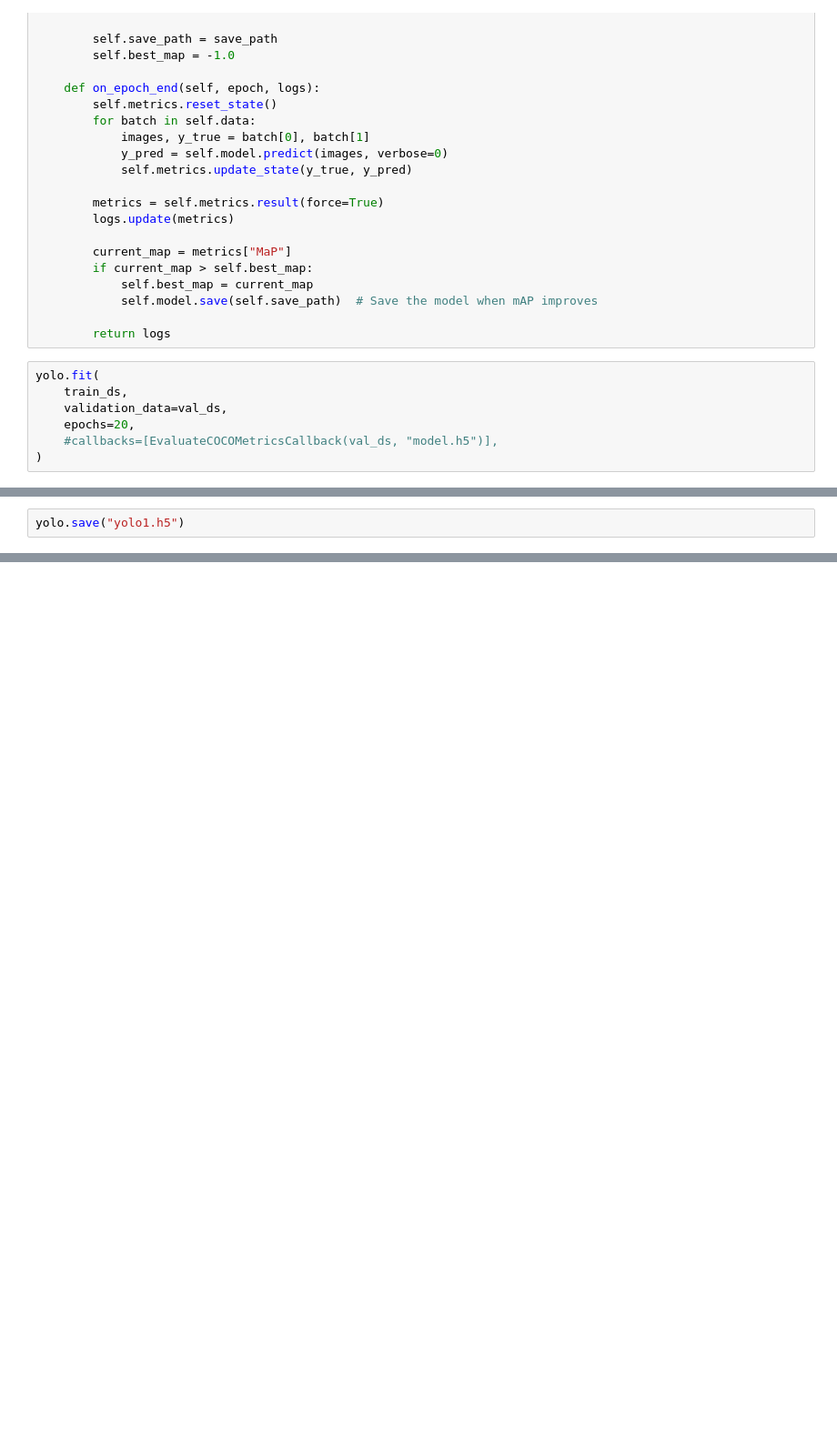
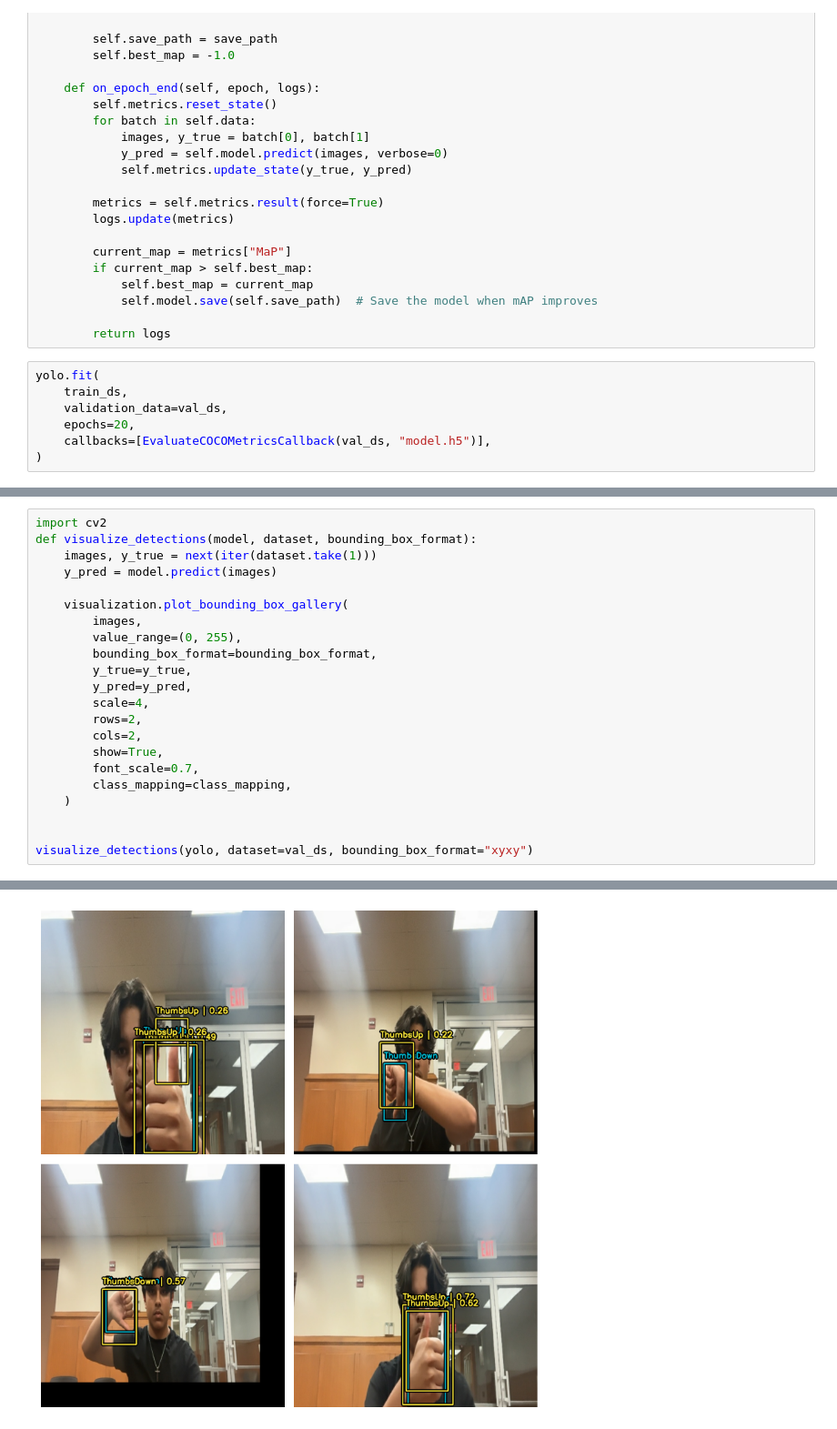
Before and after one commit to calebkjoseph/Tensorflow_Hand_Gesture_Recognition, a Jupyter notebook: Tensorflow_test.ipynb, the cells around one changed output, grey strips where cells are left out. Shown at 91% size. Cells and saved outputs as stored; diff of their text form; blank space fills up the shorter version.

```diff
--- a/Tensorflow_test.ipynb
+++ b/Tensorflow_test.ipynb
@@ -292,7 +280,7 @@ yolo.fit(
     train_ds,
     validation_data=val_ds,
     epochs=20,
-    #callbacks=[EvaluateCOCOMetricsCallback(val_ds, "model.h5")],
+    callbacks=[EvaluateCOCOMetricsCallback(val_ds, "model.h5")],
 )
 # %% [output]
 Epoch 1/20
@@ -316,3 +314,23 @@ Epoch 20/20
 # %%
-yolo.save("yolo1.h5")
+import cv2
+def visualize_detections(model, dataset, bounding_box_format):
+    images, y_true = next(iter(dataset.take(1)))
+    y_pred = model.predict(images)
+
+    visualization.plot_bounding_box_gallery(
+        images,
+        value_range=(0, 255),
+        bounding_box_format=bounding_box_format,
+        y_true=y_true,
+        y_pred=y_pred,
+        scale=4,
+        rows=2,
+        cols=2,
+        show=True,
+        font_scale=0.7,
+        class_mapping=class_mapping,
+    )
+
+
+visualize_detections(yolo, dataset=val_ds, bounding_box_format="xyxy")
 # %% [output]
@@ -319,0 +338 @@ WARNING:absl:You are saving your model as an HDF5 file via `model.save()` or `ke
+[figure, added]
```
Also changed, not shown: parts of 12 cells of this notebook, 2 other files.
